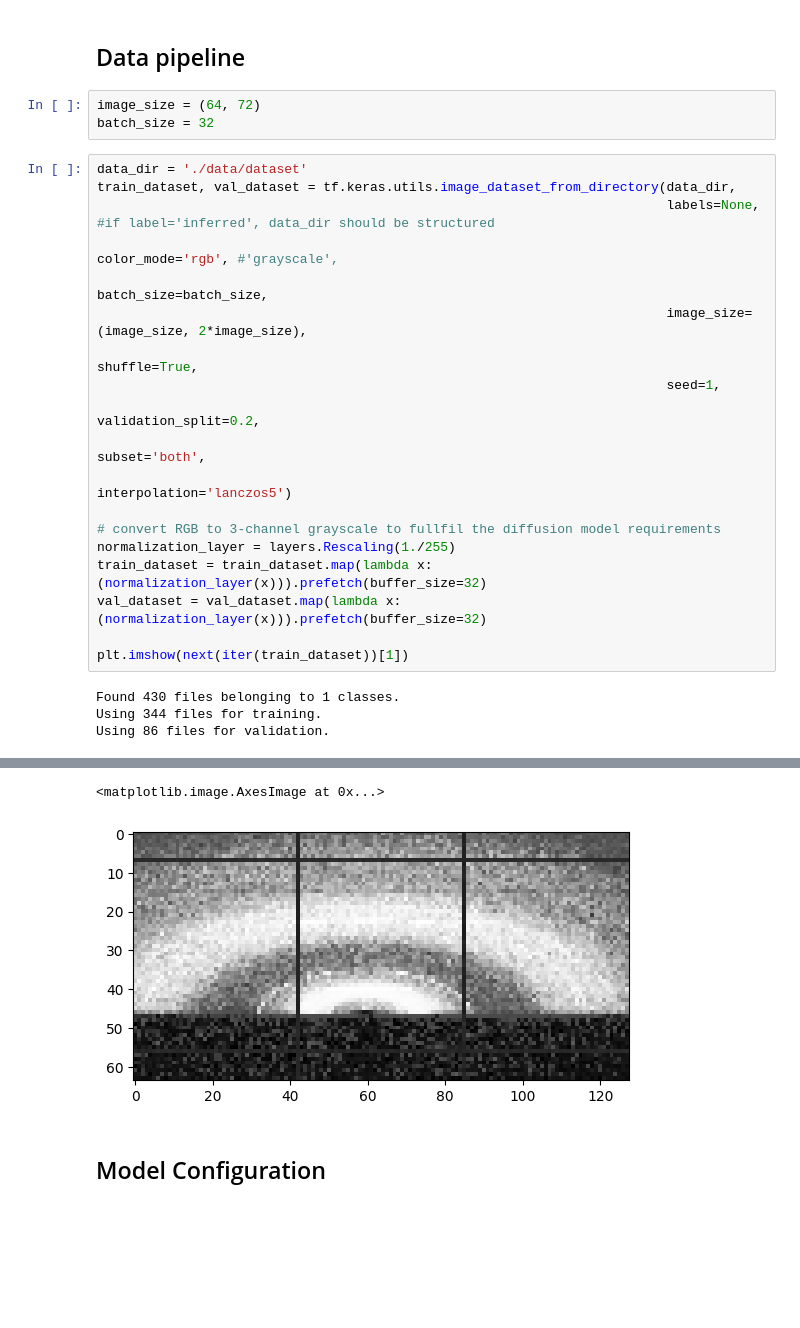
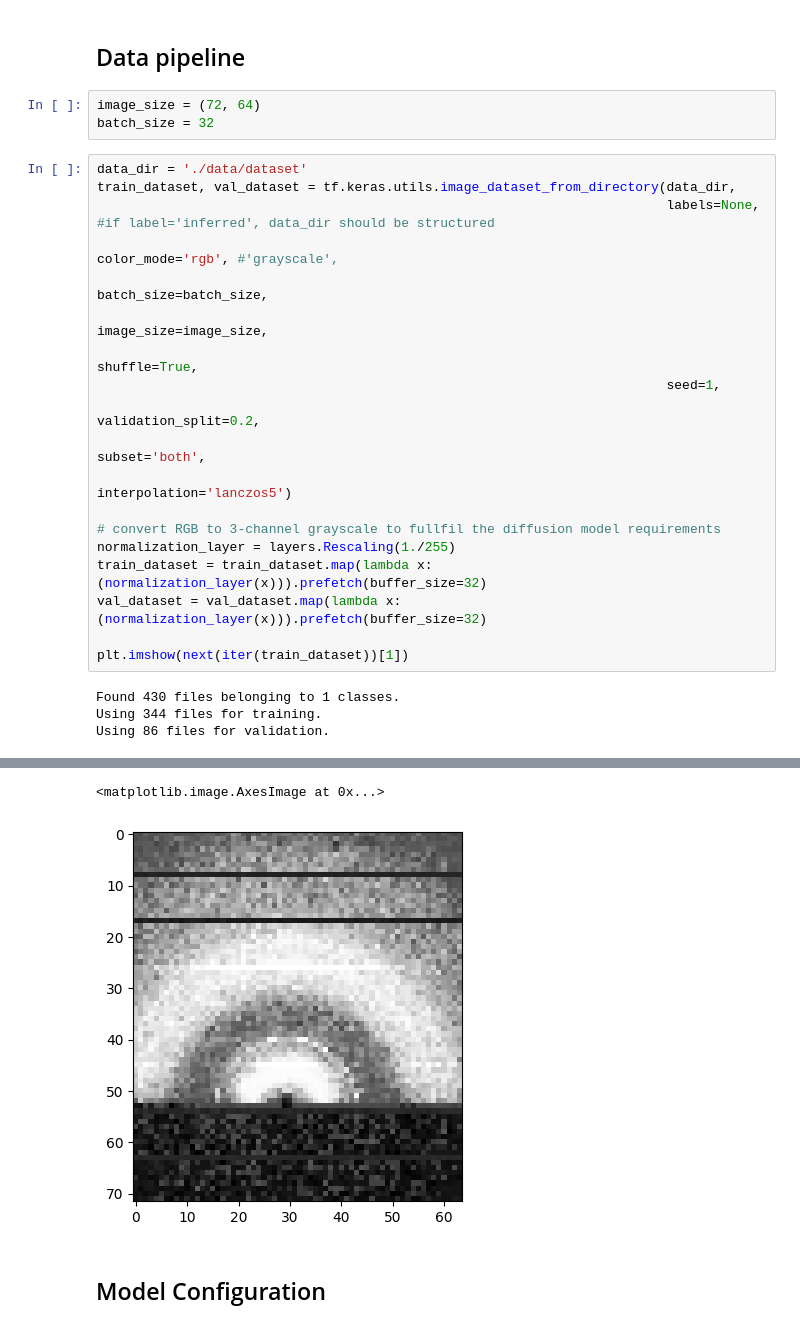
Before and after one commit to mlexchange/mlex_tf_ddim, a Jupyter notebook: train.ipynb, the cells around one changed output, grey strips where cells are left out. Cells and saved outputs as stored; diff of their text form; blank space fills up the shorter version.

```diff
--- a/train.ipynb
+++ b/train.ipynb
@@ -29,7 +29,7 @@ GPU found
 # %% [markdown]
 ## Data pipeline
 # %%
-image_size = (64, 72)
+image_size = (72, 64)
 batch_size = 32
 # %%
 data_dir = './data/dataset'
@@ -37,7 +37,7 @@ train_dataset, val_dataset = tf.keras.utils.image_dataset_from_directory(data_di
                                                                          labels=None, #if label='inferred', data_dir should be structured
                                                                          color_mode='rgb', #'grayscale',
                                                                          batch_size=batch_size,
-                                                                         image_size=(image_size, 2*image_size),
+                                                                         image_size=image_size,
                                                                          shuffle=True,
                                                                          seed=1,
                                                                          validation_split=0.2,
@@ -59,6 +57,6 @@ Using 86 files for validation.
 Clipping input data to the valid range for imshow with RGB data ([0..1] for floats or [0..255] for integers).
 <matplotlib.image.AxesImage at 0x...>
-[figure, old version]
+[figure, new version]
 # %% [markdown]
 ## Model Configuration
 # %%
```
Also changed, not shown: parts of 6 cells of this notebook.
